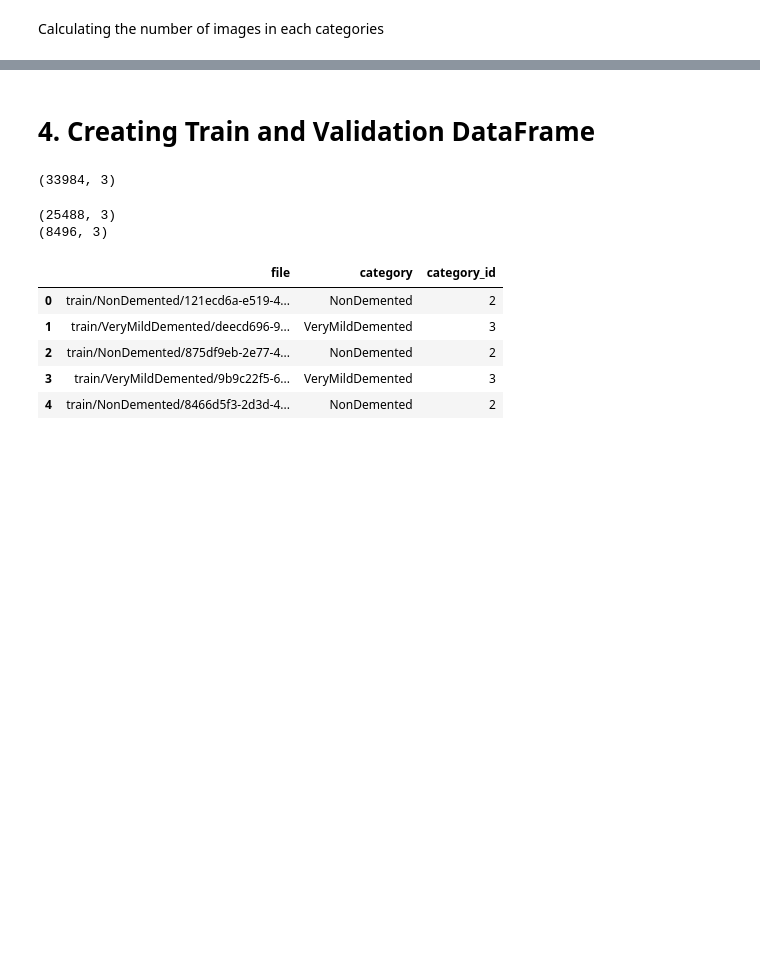
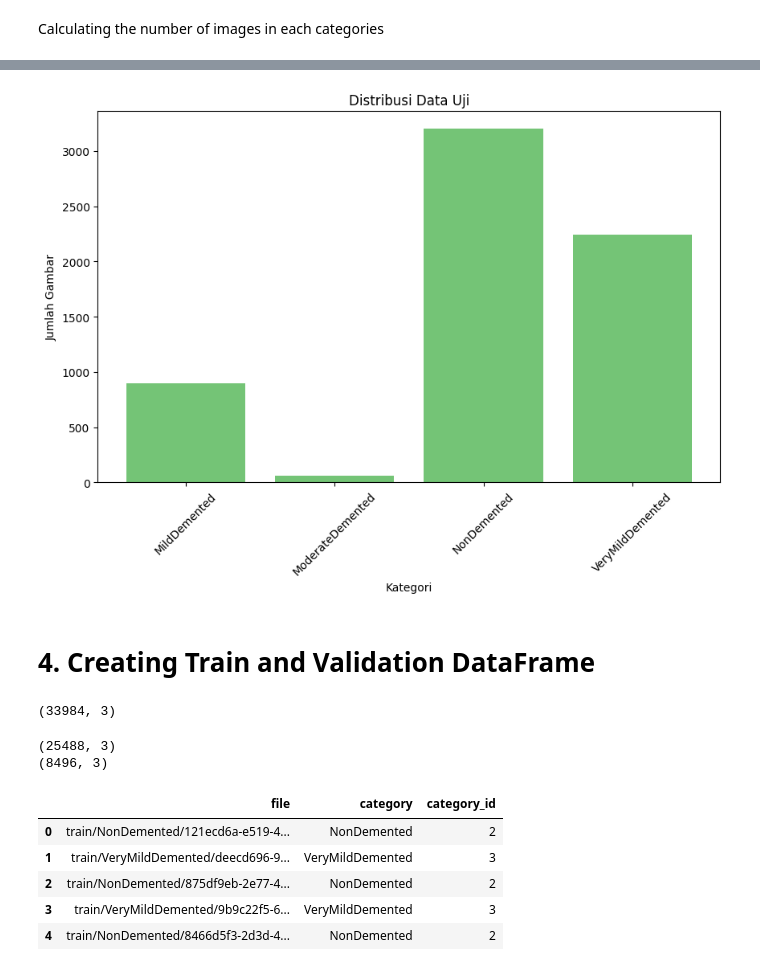
Before and after one commit to RuCoRaMi/thelastdance, a Jupyter notebook: AD_Detection.ipynb, the cells around one changed output, grey strips where cells are left out. Cells and saved outputs as stored; diff of their text form; code cells hidden in the pictures; blank space fills up the shorter version.

```diff
--- a/AD_Detection.ipynb
+++ b/AD_Detection.ipynb
@@ -97,3 +168,22 @@ VeryMildDemented 2240 images
+# %%
+# prompt: visualize train dir data distribution using bar chart
+
+# Calculate the number of images in each category for the training data
+test_counts = []
+for category in CATEGORIES:
+    count = len(os.listdir(os.path.join(test_dir, category)))
+    test_counts.append(count)
+
+# Create a bar chart
+plt.figure(figsize=(10, 6))
+plt.bar(CATEGORIES, test_counts, color='#74C476')
+plt.xlabel('Kategori')
+plt.ylabel('Jumlah Gambar')
+plt.title('Distribusi Data Uji')
+plt.xticks(rotation=45)
+plt.show()
+# %% [output]
+[figure, added]
 # %% [markdown]
 # 4. Creating Train and Validation DataFrame
 # %%
```
Also changed, not shown: parts of 18 cells of this notebook.
